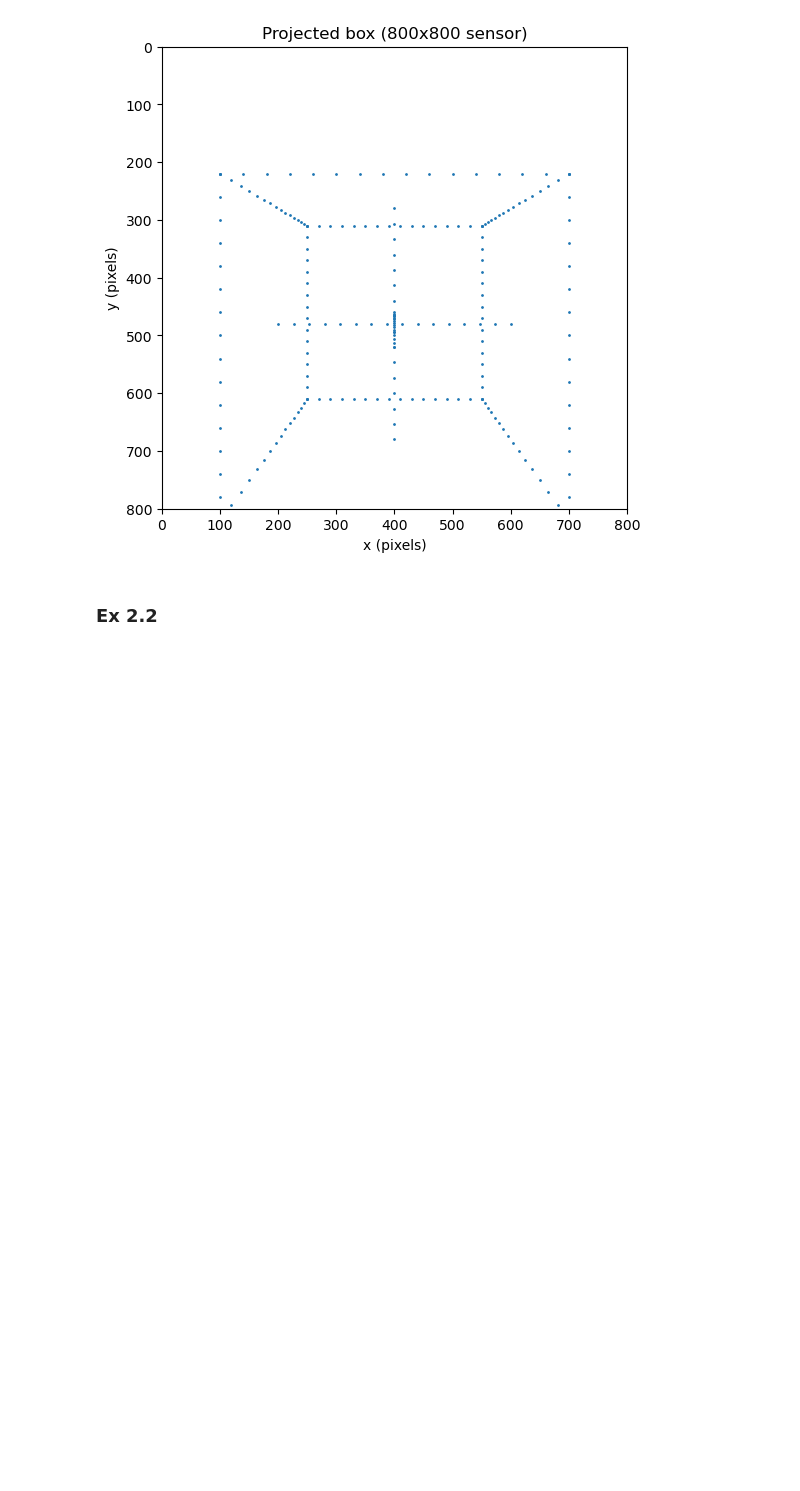
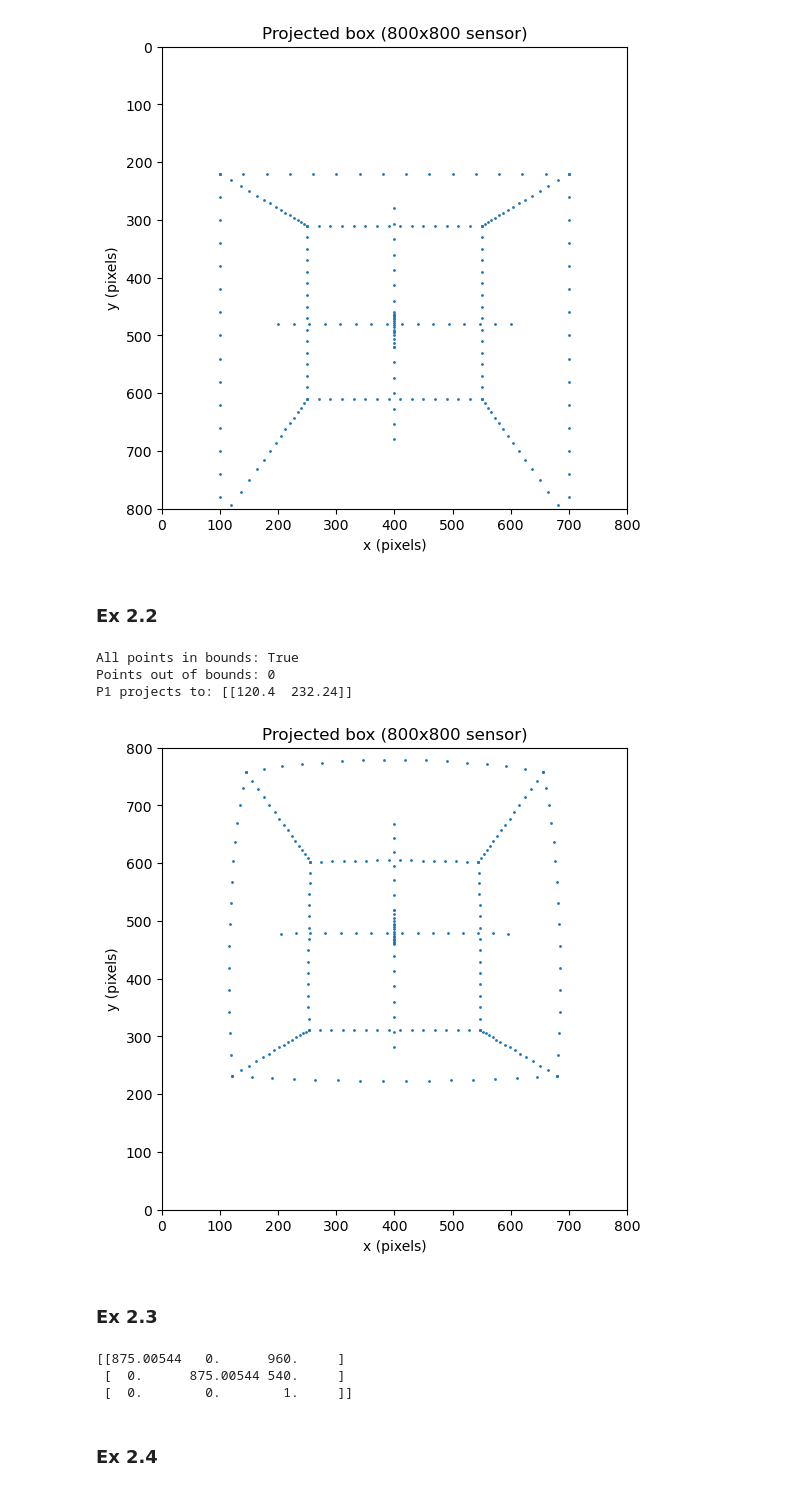
Before and after one commit to lukasfalk/02504-Computer-Vision, a Jupyter notebook: Week2/Week2.ipynb, the cells around one changed output. Saved outputs shown, nothing was run; the diff lists cells and outputs as text; code cells hidden in the pictures; blank space fills up the shorter version.

```diff
--- a/Week2/Week2.ipynb
+++ b/Week2/Week2.ipynb
@@ -56,11 +55,79 @@ P1 projects to: [[100. 220.]]
 # %% [markdown]
 ### Ex 2.2
 # %%
-def projectpoints(K: np.ndarray, R: np.ndarray, t: np.ndarray, Q: np.ndarray, distCoeffs) -> np.ndarray:
+def projectpoints(K: np.ndarray, R: np.ndarray, t: np.ndarray, Q: np.ndarray, distCoeffs: np.ndarray) -> np.ndarray:
     '''
     Camera matrix K
     Pose of the camera (R)otation, (t)ranslation
     3xn matrix Q, which is n points in 3D to be projected
     '''
     t = t.reshape(3, 1)
-    return Pi(K @ (R @ Q + t))
+    Qc = R @ Q + t
+    xy = Pi(Qc)
+    r = np.sqrt(xy[0]**2 + xy[1]**2)
+    delta_r = sum([k * r**((i+1)*2) for i, k in enumerate(distCoeffs)])
+    xy_d = xy * (1 + delta_r)
+    pd = K @ PiInv(xy_d)
+    return Pi(pd)
+
+dist_coeffs = [-0.2]
+
+# Project the box
+Q = box3d()
+projected = projectpoints(K, R, t, Q, dist_coeffs)
+
+# Check if all points are within the 800x800 image
+in_bounds = (projected[0] >= 0) & (projected[0] <= 800) & \
+            (projected[1] >= 0) & (projected[1] <= 800)
+print(f"All points in bounds: {in_bounds.all()}")
+print(f"Points out of bounds: {(~in_bounds).sum()}")
+
+# Where does P1 = [-0.5, -0.5, -0.5] project to?
+P1 = np.array([[-0.5], [-0.5], [-0.5]])
+p1_proj = projectpoints(K, R, t, P1, dist_coeffs)
+print(f"P1 projects to: {p1_proj.T}") # Should be [100, 220]
+
+# Plot
+plt.figure(figsize=(6, 6))
+plt.scatter(projected[0], projected[1], s=1)
+plt.xlim(0, 800)
+plt.ylim(0, 800)
+plt.title('Projected box (800x800 sensor)')
+plt.xlabel('x (pixels)')
+plt.ylabel('y (pixels)')
+plt.show()
+# %% [output]
+All points in bounds: True
+Points out of bounds: 0
+P1 projects to: [[120.4  232.24]]
+[figure, added]
+# %% [markdown]
+### Ex 2.3
+# %%
+im = cv2.imread('gopro_robot.jpg')
+height, width, _ = im.shape
+
+f = 0.455732 * width
+
+delta_x = 0.5 * width
+delta_y = 0.5 * height
+
+k3 = -0.245031
+k5 = 0.071524
+k7 = -0.00994978
+alpha = 1
+beta = 0
+
+K = np.array([
+    [f, beta*f, delta_x],
+    [0, alpha*f, delta_y],
+    [0, 0, 1]
+])
+
+print(K)
+# %% [output]
+[[875.00544   0.      960.     ]
+ [  0.      875.00544 540.     ]
+ [  0.        0.        1.     ]]
+# %% [markdown]
+### Ex 2.4
```
Also changed, not shown: parts of 2 cells of this notebook, 3 other files.
